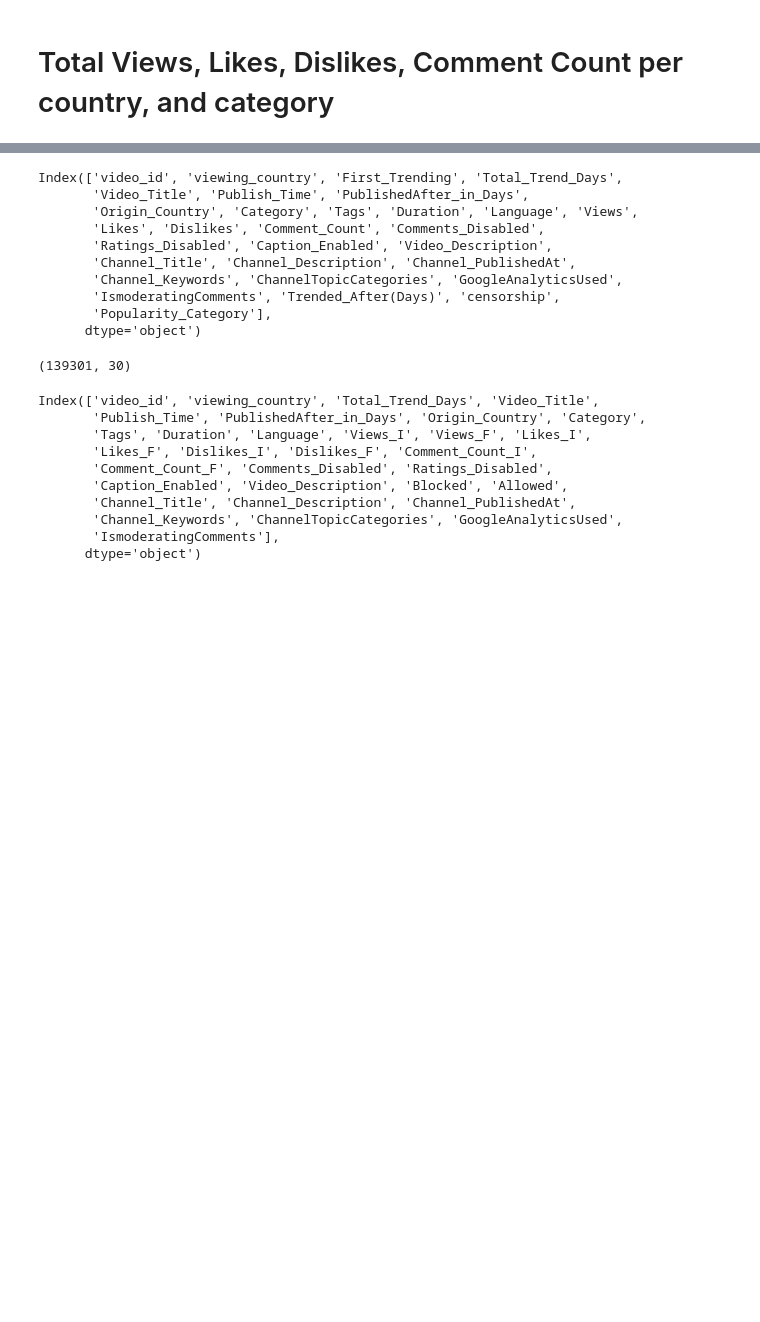
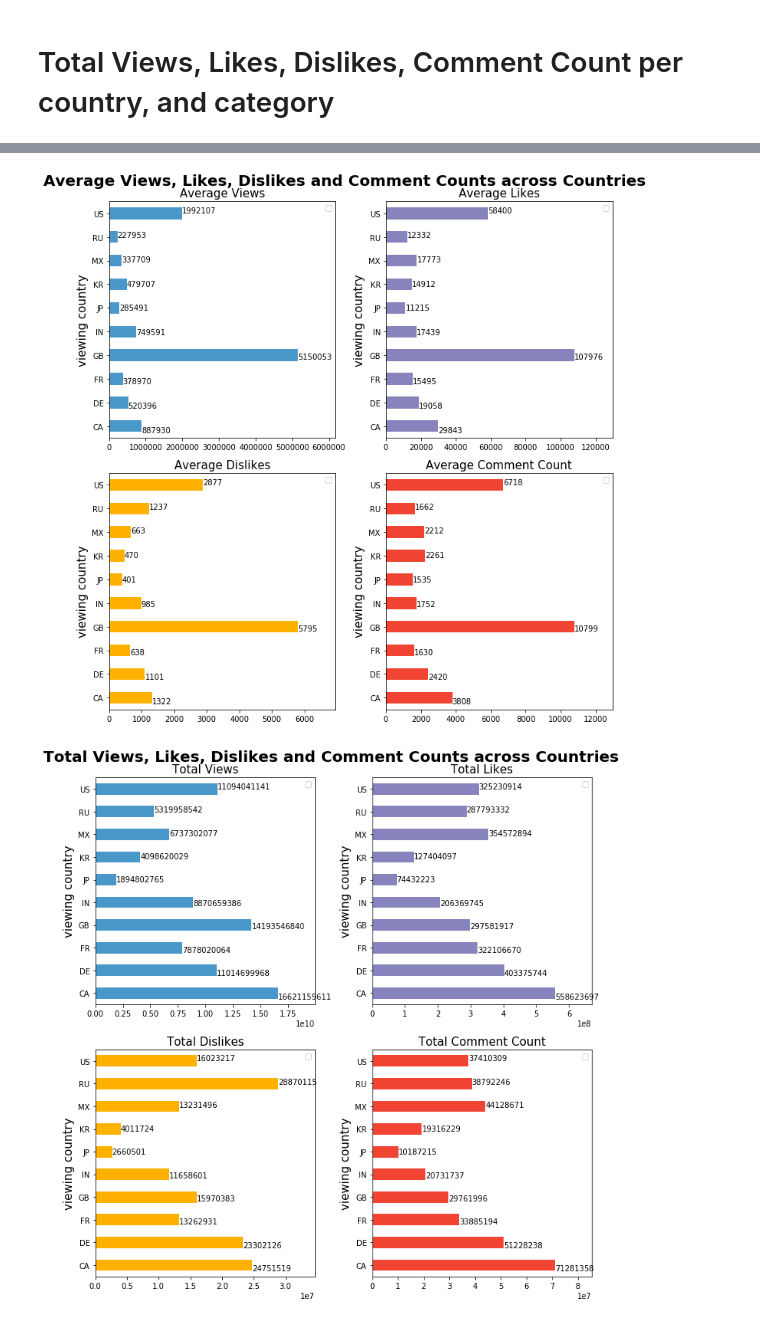
Before and after one commit to bnarath/YouTube_Trending, a Jupyter notebook: youtube-trending/Code/Numeric_Variables_InProgress.ipynb, the cells around one changed output, grey strips where cells are left out. Cells and saved outputs as stored; diff of their text form; code cells hidden in the pictures; blank space fills up the shorter version.

```diff
--- a/youtube-trending/Code/Numeric_Variables_InProgress.ipynb
+++ b/youtube-trending/Code/Numeric_Variables_InProgress.ipynb
@@ -152,28 +155,33 @@ KeyError: 'First_Trending'
-# %%
-DF.columns
-DF.shape
-# %% [output]
-Index(['video_id', 'viewing_country', 'First_Trending', 'Total_Trend_Days',
-       'Video_Title', 'Publish_Time', 'PublishedAfter_in_Days',
-       'Origin_Country', 'Category', 'Tags', 'Duration', 'Language', 'Views',
-       'Likes', 'Dislikes', 'Comment_Count', 'Comments_Disabled',
-       'Ratings_Disabled', 'Caption_Enabled', 'Video_Description',
-       'Channel_Title', 'Channel_Description', 'Channel_PublishedAt',
-       'Channel_Keywords', 'ChannelTopicCategories', 'GoogleAnalyticsUsed',
-       'IsmoderatingComments', 'Trended_After(Days)', 'censorship',
-       'Popularity_Category'],
-      dtype='object')
-(139301, 30)
-# %%
-DF_FS.columns
-# %% [output]
-Index(['video_id', 'viewing_country', 'Total_Trend_Days', 'Video_Title',
-       'Publish_Time', 'PublishedAfter_in_Days', 'Origin_Country', 'Category',
-       'Tags', 'Duration', 'Language', 'Views_I', 'Views_F', 'Likes_I',
-       'Likes_F', 'Dislikes_I', 'Dislikes_F', 'Comment_Count_I',
-       'Comment_Count_F', 'Comments_Disabled', 'Ratings_Disabled',
-       'Caption_Enabled', 'Video_Description', 'Blocked', 'Allowed',
-       'Channel_Title', 'Channel_Description', 'Channel_PublishedAt',
-       'Channel_Keywords', 'ChannelTopicCategories', 'GoogleAnalyticsUsed',
-       'IsmoderatingComments'],
-      dtype='object')
+# %%
+def plot_barh(DF, Title=None, Type=None, across=None, figsize=(10,10), adjust=1.03):
+
+    fig, axs = plt.subplots(2, 2, sharex=False, sharey=False, tight_layout=True, figsize=figsize)
+    axs = axs.ravel()
+    color_range = [plt.cm.Blues, plt.cm.Purples, plt.cm.Wistia, plt.cm.Reds, plt.cm.GnBu_r, plt.cm.Oranges , plt.cm.Greys, plt.cm.Greens , plt.cm.pink, plt.cm.OrRd_r]
+    colors = [color(0.6) for color in color_range]
+    for index,col in enumerate(DF.columns):
+        _=DF[col].plot(color=colors[index%10], kind='barh', alpha=1, label=col, ax=axs[index], xlim=(0, DF[col].max()*1.2), grid=False)
+
+        #legend, ylabel, title
+        _=axs[index].legend("")
+        _=axs[index].set_ylabel(DF.index.name.replace('_', ' '),fontsize = 15)
+        _=axs[index].set_title(col.replace('_', ' '),fontsize = 15)
+
+        #Annotate
+        for p in axs[index].patches:
+            _=axs[index].annotate("{:.0f}".format(p.get_width()), (p.get_width()+0.1, p.get_y()*adjust), fontsize=10)
+    _=plt.suptitle(f"{Type} {Title} {across}", fontsize=20, weight='bold', y=1.01)
+
+    #save
+    _=plt.tight_layout()
+    _=plt.savefig(f"../Image/{Type} Views_Likes_Comments_Across_{across}.png",bbox_inches = "tight")
+    plt.show()
+# %%
+DF_FS_Country = DF_FS.groupby('viewing_country').aggregate(Average_Views = ('Views_F', 'mean'), Average_Likes = ('Likes_F', 'mean'), Average_Dislikes = ('Dislikes_F', 'mean'), Average_Comment_Count = ('Comment_Count_F', 'mean'))
+plot_barh(DF_FS_Country, Title="Views, Likes, Dislikes and Comment Counts across", Type='Average', across="Countries")
+
+DF_FS_Country = DF_FS.groupby('viewing_country').aggregate(Total_Views = ('Views_F', 'sum'), Total_Likes = ('Likes_F', 'sum'), Total_Dislikes = ('Dislikes_F', 'sum'), Total_Comment_Count = ('Comment_Count_F', 'sum'))
+plot_barh(DF_FS_Country, Title="Views, Likes, Dislikes and Comment Counts across", Type="Total", across="Countries")
+# %% [output]
+[figure, added]
+[figure, added]
```
Also changed, not shown: parts of 7 cells of this notebook, 27 other files.
